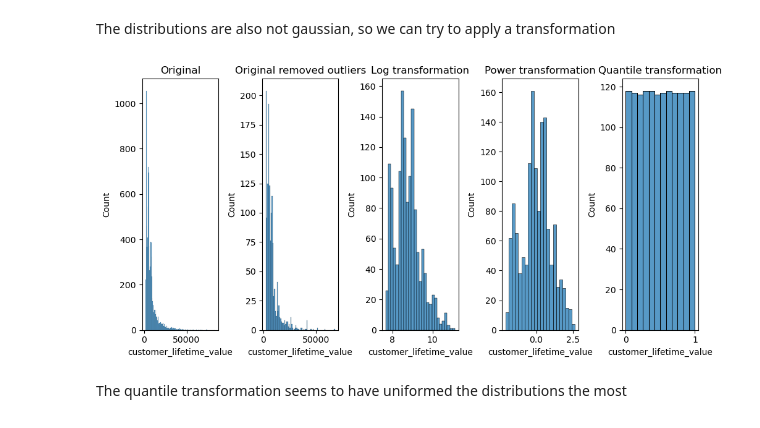
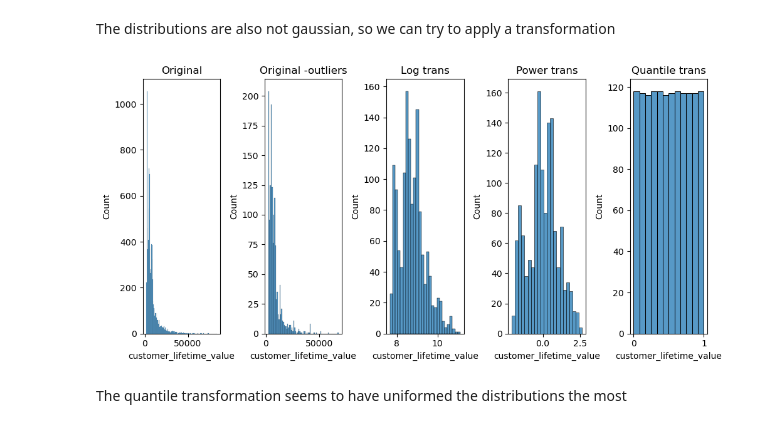
Before and after one commit to ralphmartynward/ironhack_01_lab-customer-analysis-final-round, a Jupyter notebook: solution.ipynb, the cells around one changed output. Cells and saved outputs as stored; diff of their text form; code cells hidden in the pictures.

```diff
--- a/solution.ipynb
+++ b/solution.ipynb
@@ -144,31 +144,31 @@ The distributions are also not gaussian, so we can try to apply a transformation
 # %%
 # Log transformation of the numerical columns
 lognumerical2 = numerical2.apply(np.log) # Apply the log transformation to the numerical columns
 # Power transformation of the numerical columns (Yeo-Johnson)
 from sklearn.preprocessing import PowerTransformer
 powernumerical2 = PowerTransformer(method='yeo-johnson').fit_transform(numerical2) # Apply the power transformation to the numerical columns
 # Quantile transformation of the numerical columns (Uniform)
 from sklearn.preprocessing import QuantileTransformer
 quantilenumerical2 = QuantileTransformer(output_distribution='uniform').fit_transform(numerical2) # Apply the quantile transformation to the numerical columns
 
 # Let's check and compare the new scales of the numerical columns, using "customer_lifetime_value" as an example.
 fig, ax = plt.subplots(1, 5, figsize=(10, 5))
 ax[0].set_title("Original")
 sns.histplot(data=numerical, x=numerical["customer_lifetime_value"], ax=ax[0])
-ax[1].set_title("Original removed outliers")
+ax[1].set_title("Original -outliers")
 sns.histplot(data=numerical2, x=numerical2["customer_lifetime_value"], ax=ax[1])
-ax[2].set_title("Log transformation")
+ax[2].set_title("Log trans")
 sns.histplot(data=lognumerical2, x=lognumerical2["customer_lifetime_value"], ax=ax[2])
-ax[3].set_title("Power transformation")
+ax[3].set_title("Power trans")
 sns.histplot(data=powernumerical2, x=powernumerical2[:,0], ax=ax[3])
 ax[3].set_xlabel("customer_lifetime_value")
-ax[4].set_title("Quantile transformation")
+ax[4].set_title("Quantile trans")
 sns.histplot(data=quantilenumerical2, x=quantilenumerical2[:,0], ax=ax[4])
 ax[4].set_xlabel("customer_lifetime_value")
 plt.tight_layout()
 plt.show()
 # %% [output]
-[figure, old version]
+[figure, new version]
 # %% [markdown]
 The quantile transformation seems to have uniformed the distributions the most
 # %% [markdown]
```
Also changed, not shown: parts of 3 cells of this notebook.
